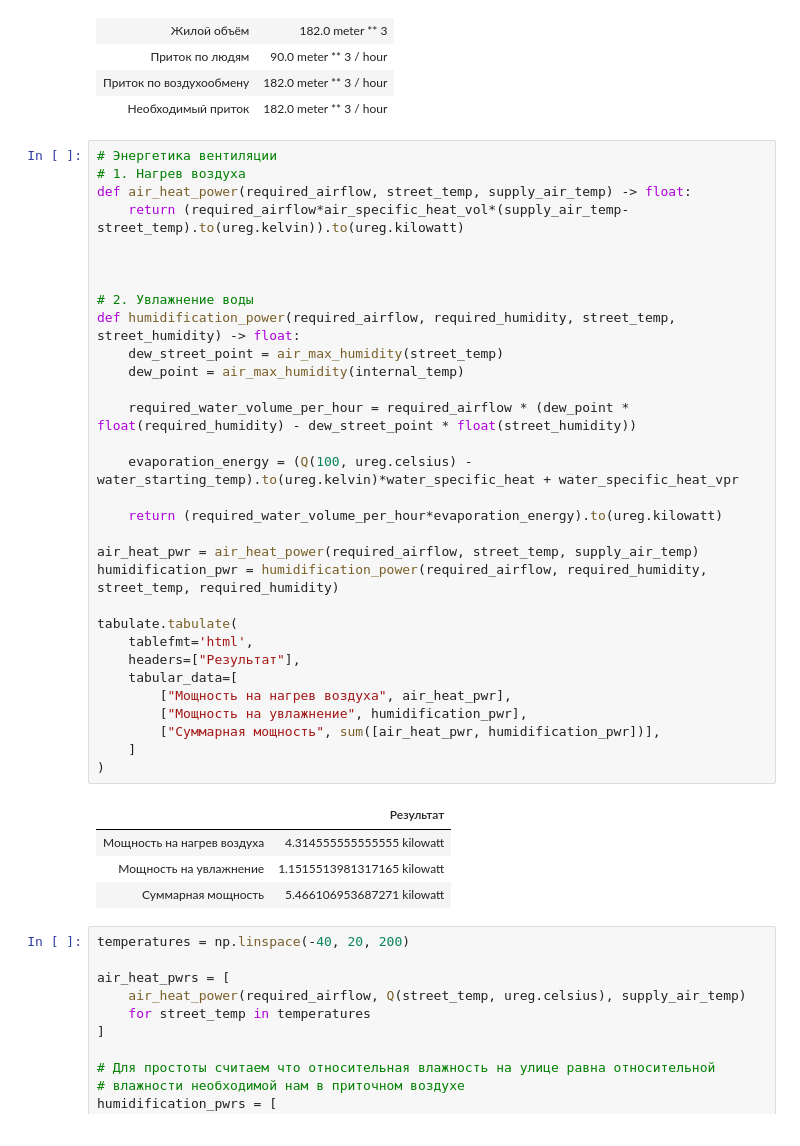
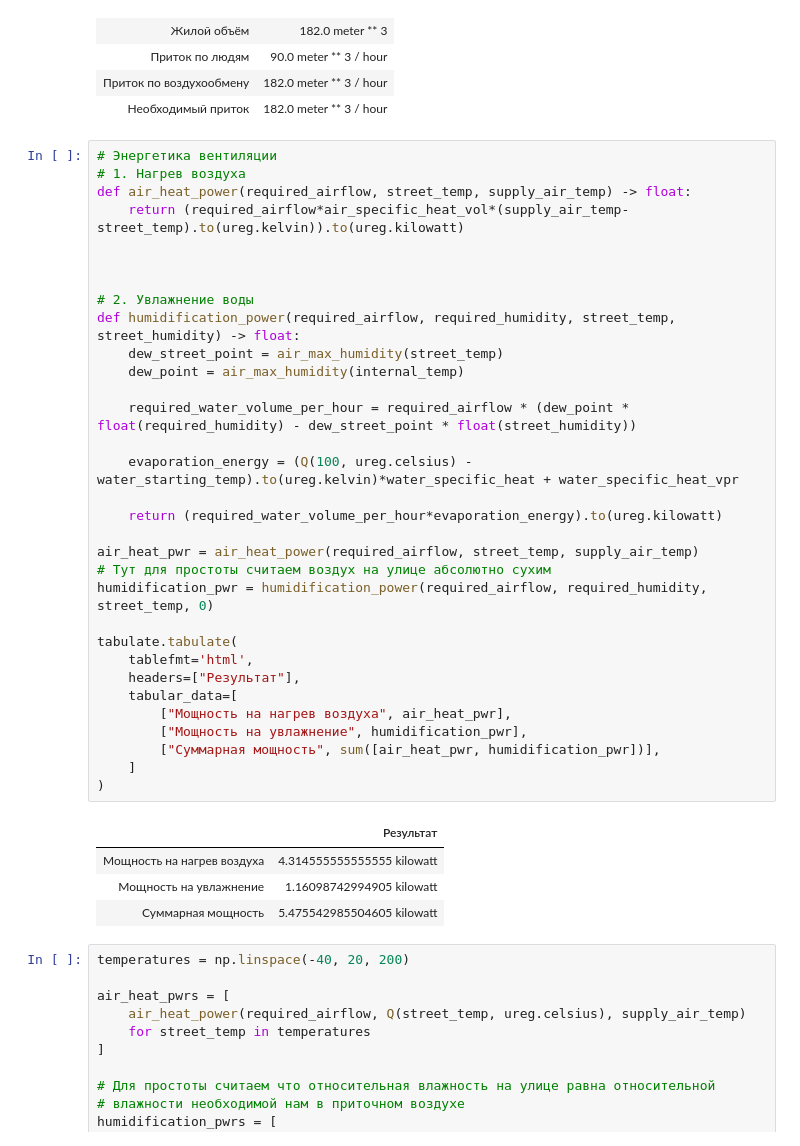
Before and after one commit to shaggyone/vent-calc, a Jupyter notebook: vent-calc.ipynb, the cells around one changed output. Drawn from its saved outputs; the diff is of its cells as text.

```diff
--- a/vent-calc.ipynb
+++ b/vent-calc.ipynb
@@ -153,36 +153,37 @@ tabulate.tabulate(
 def air_heat_power(required_airflow, street_temp, supply_air_temp) -> float:
     return (required_airflow*air_specific_heat_vol*(supply_air_temp-street_temp).to(ureg.kelvin)).to(ureg.kilowatt)
 
 
 
 # 2. Увлажнение воды
 def humidification_power(required_airflow, required_humidity, street_temp, street_humidity) -> float:
     dew_street_point = air_max_humidity(street_temp)
     dew_point = air_max_humidity(internal_temp)
 
     required_water_volume_per_hour = required_airflow * (dew_point * float(required_humidity) - dew_street_point * float(street_humidity))
 
     evaporation_energy = (Q(100, ureg.celsius) - water_starting_temp).to(ureg.kelvin)*water_specific_heat + water_specific_heat_vpr
 
     return (required_water_volume_per_hour*evaporation_energy).to(ureg.kilowatt)
 
 air_heat_pwr = air_heat_power(required_airflow, street_temp, supply_air_temp)
-humidification_pwr = humidification_power(required_airflow, required_humidity, street_temp, required_humidity)
+# Тут для простоты считаем воздух на улице абсолютно сухим
+humidification_pwr = humidification_power(required_airflow, required_humidity, street_temp, 0)
 
 tabulate.tabulate(
     tablefmt='html',
     headers=["Результат"],
     tabular_data=[
         ["Мощность на нагрев воздуха", air_heat_pwr],
         ["Мощность на увлажнение", humidification_pwr],
         ["Суммарная мощность", sum([air_heat_pwr, humidification_pwr])],
     ]
 )
 # %% [output]
 |  | Результат |
 | Мощность на нагрев воздуха | 4.314555555555555 kilowatt |
-| Мощность на увлажнение | 1.1515513981317165 kilowatt |
-| Суммарная мощность | 5.466106953687271 kilowatt |
+| Мощность на увлажнение | 1.16098742994905 kilowatt |
+| Суммарная мощность | 5.475542985504605 kilowatt |
 # %%
 temperatures = np.linspace(-40, 20, 200)
 
```
